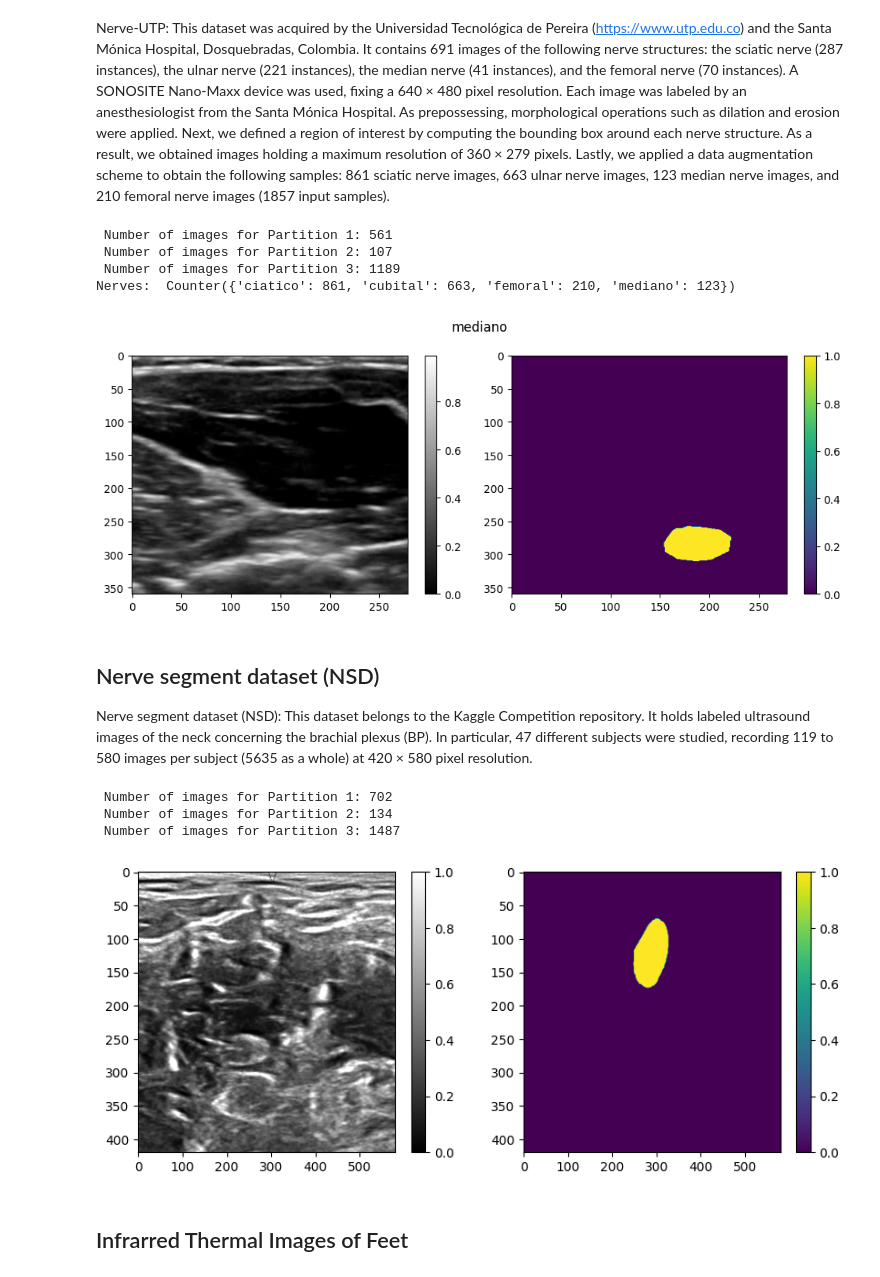
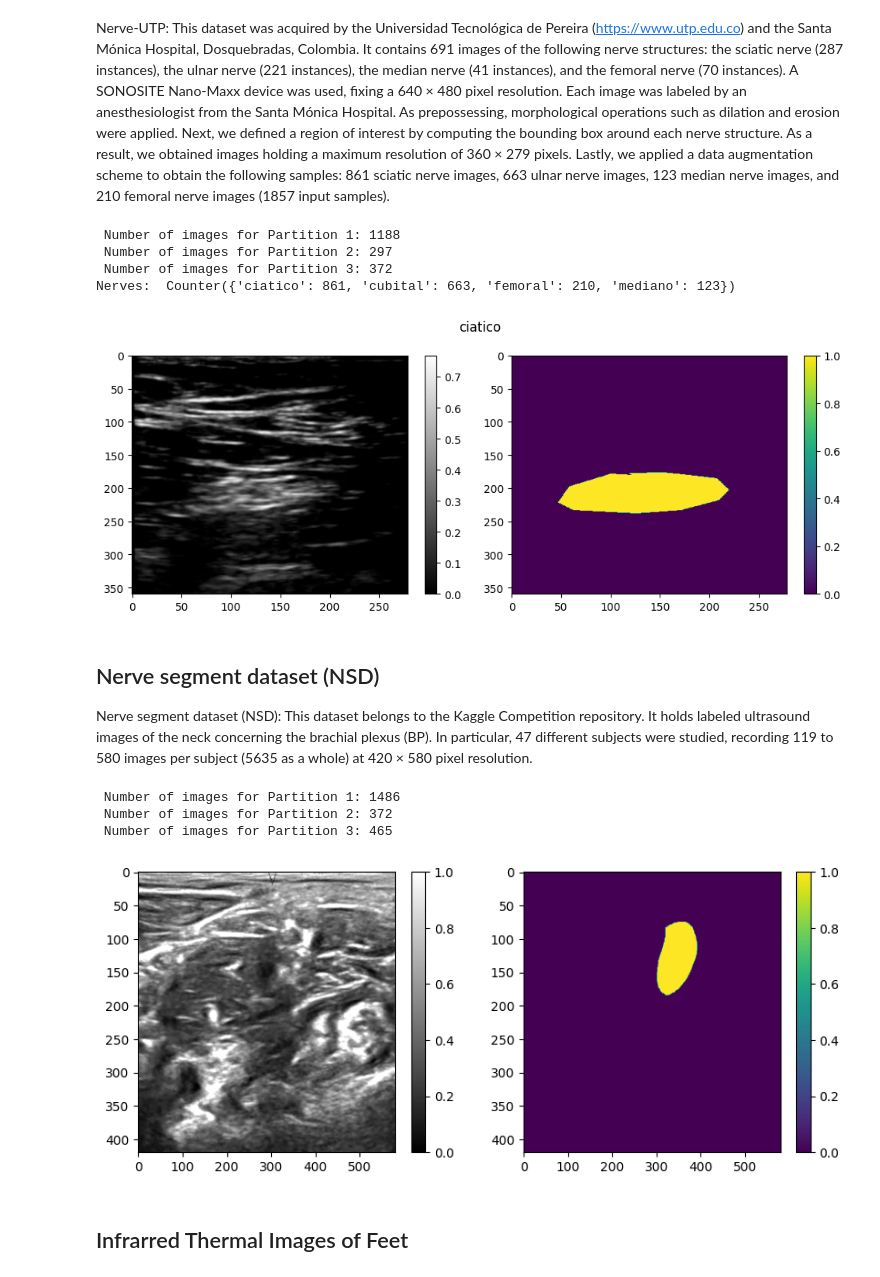
Before and after one commit to UN-GCPDS/python-gcpds.image_segmentation, a Jupyter notebook: docs/source/notebooks/02-datasets.ipynb, the cells around one changed output. Cells and saved outputs as stored; diff of their text form; code cells hidden in the pictures.

Commit message:
Update: documentation of datasets

```diff
--- a/docs/source/notebooks/02-datasets.ipynb
+++ b/docs/source/notebooks/02-datasets.ipynb
@@ -10,32 +10,32 @@ Nerve-UTP: This dataset was acquired by the Universidad Tecnológica de Pereira
 # %%
 from gcpds.image_segmentation.datasets.segmentation import NerveUtp
 
 
-dataset = NerveUtp(split=[0.64,0.16,0.2],seed=70)
-train_dataset, test_dataset, val_dataset = dataset()
+dataset = NerveUtp(split=[0.2, 0.2], seed=70)
+train_dataset, val_dataset, test_dataset = dataset()
 train_dataset = train_dataset.batch(1)
 test_dataset = test_dataset.batch(1)
 val_dataset = val_dataset.batch(1)
 
 print("Nerves: ", dataset.labels_info)
 plt.figure(figsize=(10, 4))
 for img, mask, label, id_img in train_dataset.take(1):
     plt.subplot(1,2,1)
-    plt.imshow(img[0,...],aspect='auto',cmap='gray')
+    plt.imshow(img[0,...,0],aspect='auto',cmap='gray')
     plt.colorbar()
     plt.subplot(1,2,2)
     plt.imshow(mask[0,...,0],aspect='auto')
     plt.colorbar()
     plt.suptitle(label.numpy()[0].decode())
 
 plt.tight_layout()
 plt.show()
 # %% [output]
- Number of images for Partition 1: 561
- Number of images for Partition 2: 107
- Number of images for Partition 3: 1189
+ Number of images for Partition 1: 1188
+ Number of images for Partition 2: 297
+ Number of images for Partition 3: 372
 Nerves:  Counter({'ciatico': 861, 'cubital': 663, 'femoral': 210, 'mediano': 123})
-[figure, old version]
+[figure, new version]
 # %% [markdown]
 ## Nerve segment dataset (NSD)
 
@@ -43,8 +43,8 @@ Nerve segment dataset (NSD): This dataset belongs to the Kaggle Competition repo
 # %%
 from gcpds.image_segmentation.datasets.segmentation import BrachialPlexus
 
-dataset = BrachialPlexus(split=[0.64,0.16,0.2],seed=70)
-train_dataset, test_dataset, val_dataset = dataset()
+dataset = BrachialPlexus(split=[0.2,0.2],seed=70)
+train_dataset, val_dataset, test_dataset = dataset()
 train_dataset = train_dataset.batch(1)
 test_dataset = test_dataset.batch(1)
 val_dataset = val_dataset.batch(1)
@@ -60,10 +60,10 @@ for img, mask, id_img in train_dataset.take(1):
 
 plt.show()
 # %% [output]
- Number of images for Partition 1: 702
- Number of images for Partition 2: 134
- Number of images for Partition 3: 1487
+ Number of images for Partition 1: 1486
+ Number of images for Partition 2: 372
+ Number of images for Partition 3: 465
-[figure, old version]
+[figure, new version]
 # %% [markdown]
 ## Infrarred Thermal Images of Feet
 # %%
```
Also changed, not shown: parts of 1 cell of this notebook, 2 other files.
